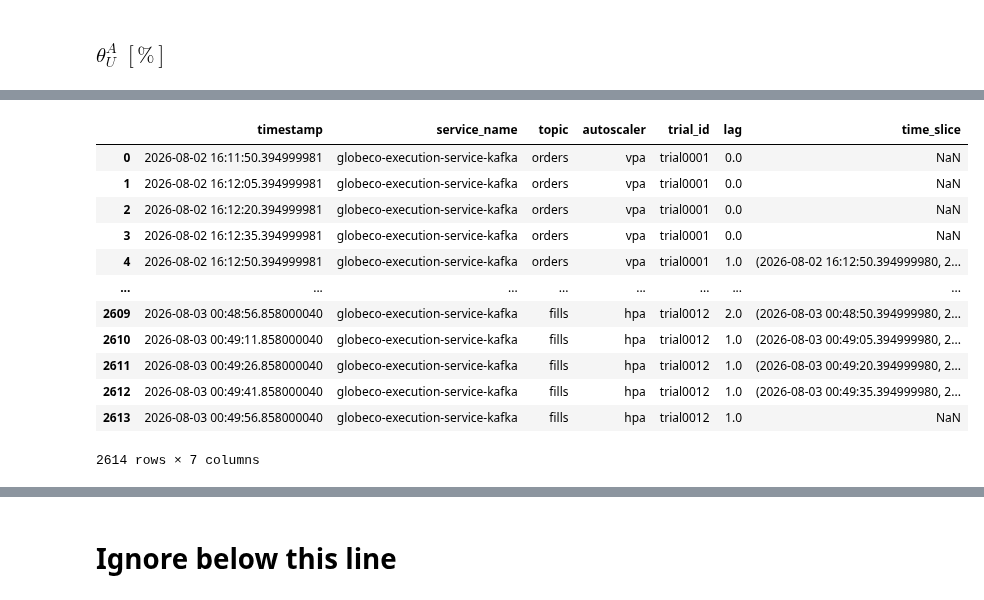
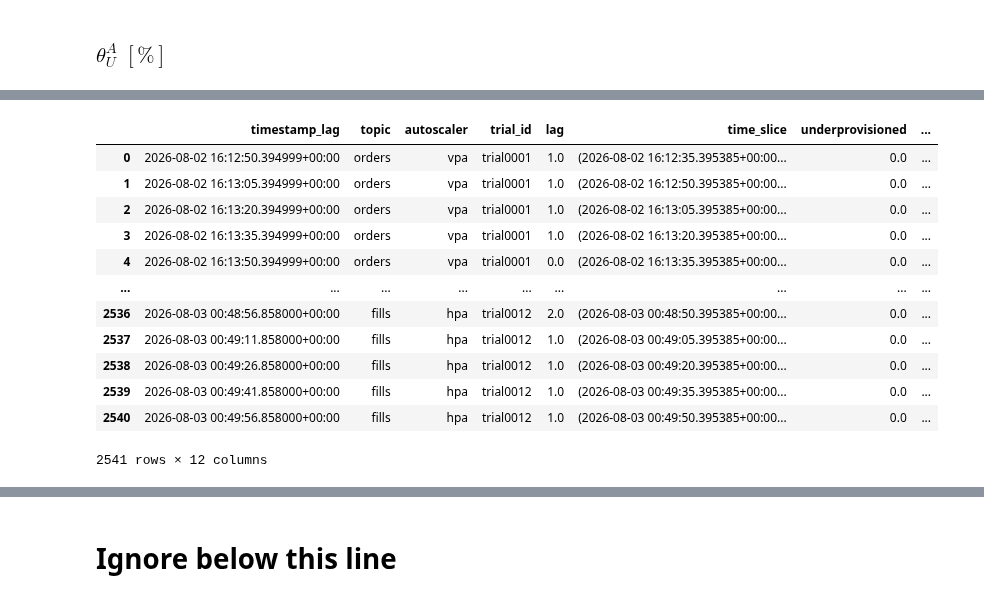
Before and after one commit to kasbench/kasbench-analysis, a Jupyter notebook: src/download_and_preprocess.ipynb, the cells around one changed output, grey strips where cells are left out. Cells and saved outputs as stored; diff of their text form; code cells hidden in the pictures.

```diff
--- a/src/download_and_preprocess.ipynb
+++ b/src/download_and_preprocess.ipynb
@@ -775,0 +781,4 @@ fig.savefig(
+# %%
+earliest_start_time, latest_end_time = get_run_start_and_end_times(files, s3_bucket, RUN)
+print(f"Earliest start time: {earliest_start_time}")
+print(f"Latest end time: {latest_end_time}")
@@ -825,7 +846,7 @@ Metrics: kafka_consumer_group_lag_sum_ratio, kube_deployment_status_replicas-dep
 # %% [markdown]
 ### Calculate utilization $U_t$
 # %%
-async_utilization, min_timestamp, max_timestamp, time_slice_seconds = calculate_async_utilization_by_autoscaler(files, RUN, s3_bucket)
+async_utilization, time_slice_seconds = calculate_async_utilization_by_autoscaler(files, RUN, s3_bucket, earliest_start_time, latest_end_time)
 # %%
 async_utilization
 # %% [output]
@@ -845,7 +866,11 @@ async_utilization
 # %% [markdown]
 ### $\theta^A_U\;[\%]$
 # %%
+L_MAX = 5  # Maximum tolerable lag
+L_TARGET = 5
+N_MIN = 0  # Minimum replicas
+
 metric = "kafka_consumer_group_lag_sum_ratio"
 column_label = "lag"
 
-lag_df = get_merged_range_metric_df(files, RUN, s3_bucket, metric, column_label)
+lag_df_original = get_merged_range_metric_df(files, RUN, s3_bucket, metric, column_label)
@@ -866,14 +893,22 @@ lag_df = get_merged_range_metric_df(files, RUN, s3_bucket, metric, column_label)
 # %%
-# print(f"minimum timestamp = {min_timestamp}")
-# print(f"maximum timestamp = {max_timestamp}")
-lag_df = lag_df[['timestamp', 'service_name', 'topic', 'autoscaler','trial_id', 'lag',]]
-# Calculate interval_range from the lowest start time to the highest start time of the dataframe
+print(f"minimum timestamp = {earliest_start_time}")
+print(f"maximum timestamp = {latest_end_time}")
+
+lag_df = lag_df_original.copy()
+
+# Filter columns
+lag_df = lag_df[['timestamp', 'topic', 'autoscaler','trial_id', 'lag',]]
+
+# Calculate interval_range from the ealiest to latest start time
 time_slice_index = pd.interval_range(
-    start=min_timestamp - pd.Timedelta(seconds=0.000000001),
-    end=max_timestamp,
+    start=earliest_start_time,
+    end=latest_end_time,
     freq=pd.Timedelta(seconds=time_slice_seconds),
     name="time_slice",
 )
+
+# Convert timestamp to UTC
+lag_df["timestamp"] = pd.to_datetime(lag_df["timestamp"], unit="s", utc=True).astype('datetime64[us, UTC]')
 
 # Assign each row to a time slice based on start_time
 lag_df["time_slice"] = pd.cut(
@@ -882,5 +917,16 @@ lag_df["time_slice"] = pd.cut(
     include_lowest=True,
     labels=time_slice_index[:],
 )
+
+# Add underprovisioned column
+lag_df["underprovisioned"] = (lag_df.lag - L_MAX).clip(lower=0)/L_MAX
+
+# join utilization on time_slice
+lag_df = lag_df.merge(async_utilization, on=["time_slice", "autoscaler", "trial_id", "topic"], suffixes=["_lag", "_utilization"])
+
+
+
+
+
 lag_df
 # %% [output]
@@ -887,13 +935,13 @@ lag_df
-|  | timestamp | service_name | topic | autoscaler | trial_id | lag | time_slice |
-| 0 | 2026-08-02 16:11:50.394999981 | globeco-execution-service-kafka | orders | vpa | trial0001 | 0.0 | NaN |
-| 1 | 2026-08-02 16:12:05.394999981 | globeco-execution-service-kafka | orders | vpa | trial0001 | 0.0 | NaN |
-| 2 | 2026-08-02 16:12:20.394999981 | globeco-execution-service-kafka | orders | vpa | trial0001 | 0.0 | NaN |
-| 3 | 2026-08-02 16:12:35.394999981 | globeco-execution-service-kafka | orders | vpa | trial0001 | 0.0 | NaN |
-| 4 | 2026-08-02 16:12:50.394999981 | globeco-execution-service-kafka | orders | vpa | trial0001 | 1.0 | (2026-08-02 16:12:50.394999980, 2... |
-| ... | ... | ... | ... | ... | ... | ... | ... |
-| 2609 | 2026-08-03 00:48:56.858000040 | globeco-execution-service-kafka | fills | hpa | trial0012 | 2.0 | (2026-08-03 00:48:50.394999980, 2... |
-| 2610 | 2026-08-03 00:49:11.858000040 | globeco-execution-service-kafka | fills | hpa | trial0012 | 1.0 | (2026-08-03 00:49:05.394999980, 2... |
-| 2611 | 2026-08-03 00:49:26.858000040 | globeco-execution-service-kafka | fills | hpa | trial0012 | 1.0 | (2026-08-03 00:49:20.394999980, 2... |
-| 2612 | 2026-08-03 00:49:41.858000040 | globeco-execution-service-kafka | fills | hpa | trial0012 | 1.0 | (2026-08-03 00:49:35.394999980, 2... |
-| 2613 | 2026-08-03 00:49:56.858000040 | globeco-execution-service-kafka | fills | hpa | trial0012 | 1.0 | NaN |
+|  | timestamp_lag | topic | autoscaler | trial_id | lag | time_slice | underprovisioned | ... |
+| 0 | 2026-08-02 16:12:50.394999+00:00 | orders | vpa | trial0001 | 1.0 | (2026-08-02 16:12:35.395385+00:00... | 0.0 | ... |
+| 1 | 2026-08-02 16:13:05.394999+00:00 | orders | vpa | trial0001 | 1.0 | (2026-08-02 16:12:50.395385+00:00... | 0.0 | ... |
+| 2 | 2026-08-02 16:13:20.394999+00:00 | orders | vpa | trial0001 | 1.0 | (2026-08-02 16:13:05.395385+00:00... | 0.0 | ... |
+| 3 | 2026-08-02 16:13:35.394999+00:00 | orders | vpa | trial0001 | 1.0 | (2026-08-02 16:13:20.395385+00:00... | 0.0 | ... |
+| 4 | 2026-08-02 16:13:50.394999+00:00 | orders | vpa | trial0001 | 0.0 | (2026-08-02 16:13:35.395385+00:00... | 0.0 | ... |
+| ... | ... | ... | ... | ... | ... | ... | ... | ... |
+| 2536 | 2026-08-03 00:48:56.858000+00:00 | fills | hpa | trial0012 | 2.0 | (2026-08-03 00:48:50.395385+00:00... | 0.0 | ... |
+| 2537 | 2026-08-03 00:49:11.858000+00:00 | fills | hpa | trial0012 | 1.0 | (2026-08-03 00:49:05.395385+00:00... | 0.0 | ... |
+| 2538 | 2026-08-03 00:49:26.858000+00:00 | fills | hpa | trial0012 | 1.0 | (2026-08-03 00:49:20.395385+00:00... | 0.0 | ... |
+| 2539 | 2026-08-03 00:49:41.858000+00:00 | fills | hpa | trial0012 | 1.0 | (2026-08-03 00:49:35.395385+00:00... | 0.0 | ... |
+| 2540 | 2026-08-03 00:49:56.858000+00:00 | fills | hpa | trial0012 | 1.0 | (2026-08-03 00:49:50.395385+00:00... | 0.0 | ... |
-2614 rows × 7 columns
+2541 rows × 12 columns
```
Also changed, not shown: parts of 14 cells of this notebook, 2 other files.
